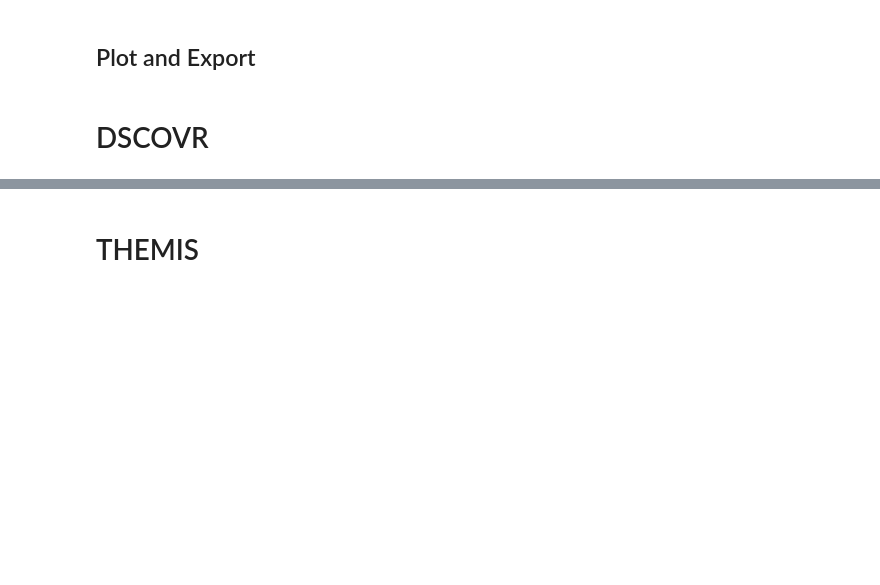
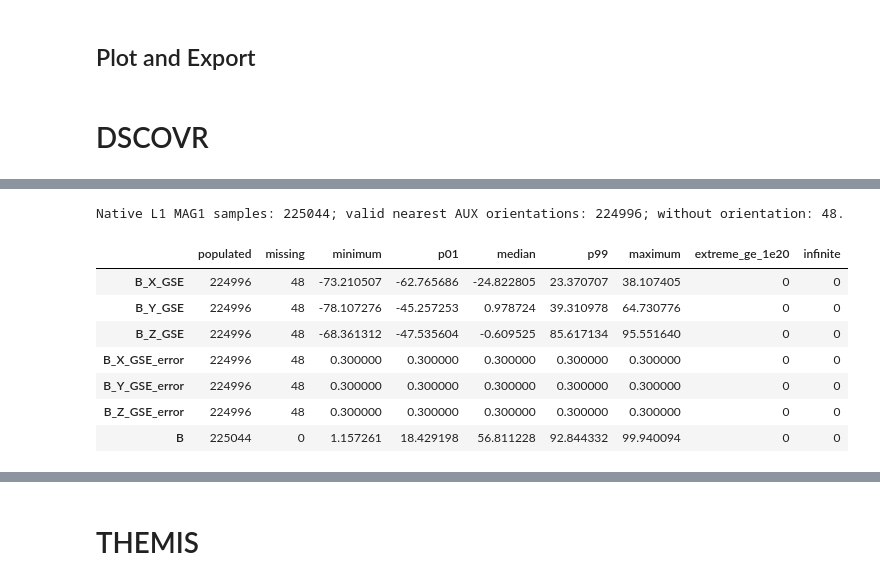
Before and after one commit to oscu0/Shock-and-Awe, a Jupyter notebook: CDASWS Downloader.ipynb, the cells around one changed output, grey strips where cells are left out. Cells and saved outputs as stored; diff of their text form; code cells hidden in the pictures; blank space fills up the shorter version.

```diff
--- a/CDASWS Downloader.ipynb
+++ b/CDASWS Downloader.ipynb
@@ -1633,0 +1953,47 @@ merged
+# %%
+aditya_mag_selected_raw = aditya_mag_raw.loc[t_start:t_end]
+aditya_body_columns = [f"B_{axis}_mag1" for axis in ["yaw", "roll", "pitch"]]
+aditya_body_errors = [name + "_error" for name in aditya_body_columns]
+aditya_body = clamp_bad_values(
+    aditya_mag_selected_raw[aditya_body_columns + aditya_body_errors], sat_name="Aditya-L1",
+)
+aditya_body.loc[aditya_body[aditya_body_columns].eq(0).all(axis=1), :] = np.nan
+aditya_samples = aditya_body.index
+aditya_attitude_index = aditya_attitude_time.get_indexer(aditya_samples, method="nearest")
+aditya_attitude_offset = np.abs(
+    aditya_attitude_time.asi8[aditya_attitude_index] - aditya_samples.asi8,
+)
+aditya_attitude_available = (
+    (aditya_samples >= aditya_attitude_time[0])
+    & (aditya_samples <= aditya_attitude_time[-1])
+    & (aditya_attitude_offset <= ADITYA_ATTITUDE_TOLERANCE.value)
+    & np.isfinite(aditya_body_to_gse[aditya_attitude_index]).all(axis=(1, 2))
+)
+aditya_rotation = aditya_body_to_gse[aditya_attitude_index].copy()
+aditya_rotation[~aditya_attitude_available] = np.nan
+aditya_body_values = aditya_body[aditya_body_columns].to_numpy()
+aditya_gse_values = np.einsum("nij,nj->ni", aditya_rotation, aditya_body_values)
+aditya_gse_errors = np.sqrt(np.einsum(
+    "nij,nj->ni", aditya_rotation**2, aditya_body[aditya_body_errors].to_numpy()**2,
+))
+aditya_mag_native = pd.DataFrame(
+    aditya_gse_values, index=aditya_samples, columns=["B_X_GSE", "B_Y_GSE", "B_Z_GSE"],
+)
+aditya_mag_native[["B_X_GSE_error", "B_Y_GSE_error", "B_Z_GSE_error"]] = aditya_gse_errors
+aditya_mag_native["B"] = np.linalg.norm(aditya_body_values, axis=1)
+aditya_mag_native = clamp_bad_values(aditya_mag_native, sat_name="Aditya-L1")
+aditya_check_time_index(aditya_mag_native)
+print(f"Native L1 MAG1 samples: {len(aditya_mag_native)}; "
+      f"valid nearest AUX orientations: {int(aditya_attitude_available.sum())}; "
+      f"without orientation: {int((~aditya_attitude_available).sum())}.")
+display(aditya_data_profile(aditya_mag_native))
+# %% [output]
+Native L1 MAG1 samples: 225044; valid nearest AUX orientations: 224996; without orientation: 48.
+|  | populated | missing | minimum | p01 | median | p99 | maximum | extreme_ge_1e20 | infinite |
+| B_X_GSE | 224996 | 48 | -73.210507 | -62.765686 | -24.822805 | 23.370707 | 38.107405 | 0 | 0 |
+| B_Y_GSE | 224996 | 48 | -78.107276 | -45.257253 | 0.978724 | 39.310978 | 64.730776 | 0 | 0 |
+| B_Z_GSE | 224996 | 48 | -68.361312 | -47.535604 | -0.609525 | 85.617134 | 95.551640 | 0 | 0 |
+| B_X_GSE_error | 224996 | 48 | 0.300000 | 0.300000 | 0.300000 | 0.300000 | 0.300000 | 0 | 0 |
+| B_Y_GSE_error | 224996 | 48 | 0.300000 | 0.300000 | 0.300000 | 0.300000 | 0.300000 | 0 | 0 |
+| B_Z_GSE_error | 224996 | 48 | 0.300000 | 0.300000 | 0.300000 | 0.300000 | 0.300000 | 0 | 0 |
+| B | 225044 | 0 | 1.157261 | 18.429198 | 56.811228 | 92.844332 | 99.940094 | 0 | 0 |
```
Also changed, not shown: parts of 14 cells of this notebook.
